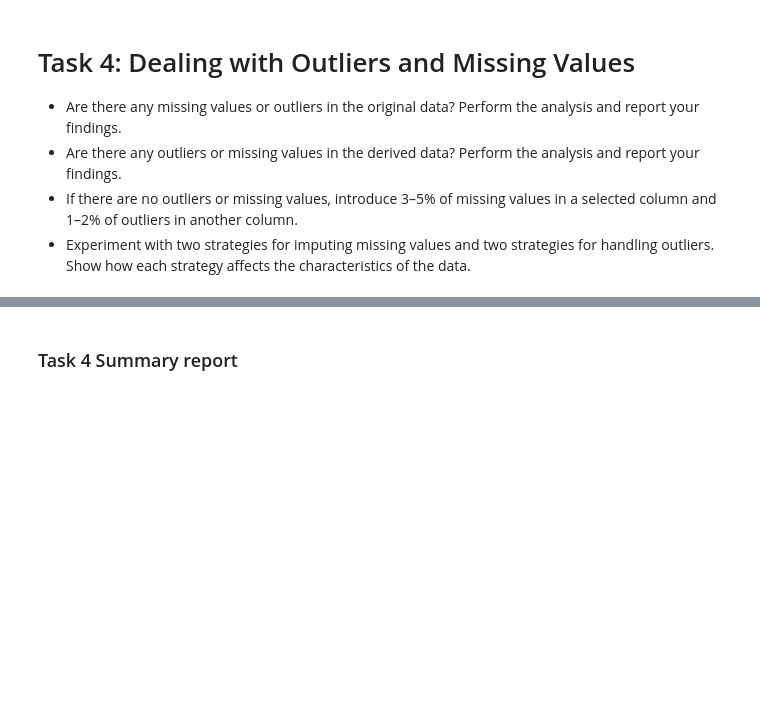
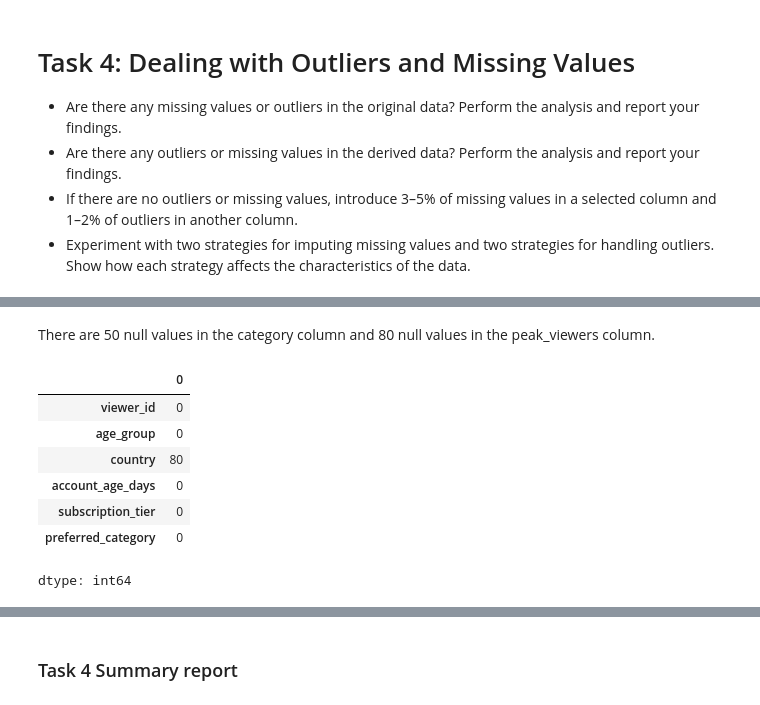
Before and after one commit to zlwym/Assignment01_IAT461, a Jupyter notebook: IAT461-Assignment01-Scaffold.ipynb, the cells around one changed output, grey strips where cells are left out. Drawn from its saved outputs; the diff is of its cells as text; code cells hidden in the pictures; blank space fills up the shorter version.

```diff
--- a/IAT461-Assignment01-Scaffold.ipynb
+++ b/IAT461-Assignment01-Scaffold.ipynb
@@ -1276,0 +1315,14 @@ summarize your findings here.
+# %% [markdown]
+There are 50 null values in the category column and 80 null values in the peak_viewers column.
+# %%
+#Checking null values for viewers
+viewers.isnull().sum()
+# %% [output]
+|  | 0 |
+| viewer_id | 0 |
+| age_group | 0 |
+| country | 80 |
+| account_age_days | 0 |
+| subscription_tier | 0 |
+| preferred_category | 0 |
+dtype: int64
```
Also changed, not shown: parts of 15 cells of this notebook.
